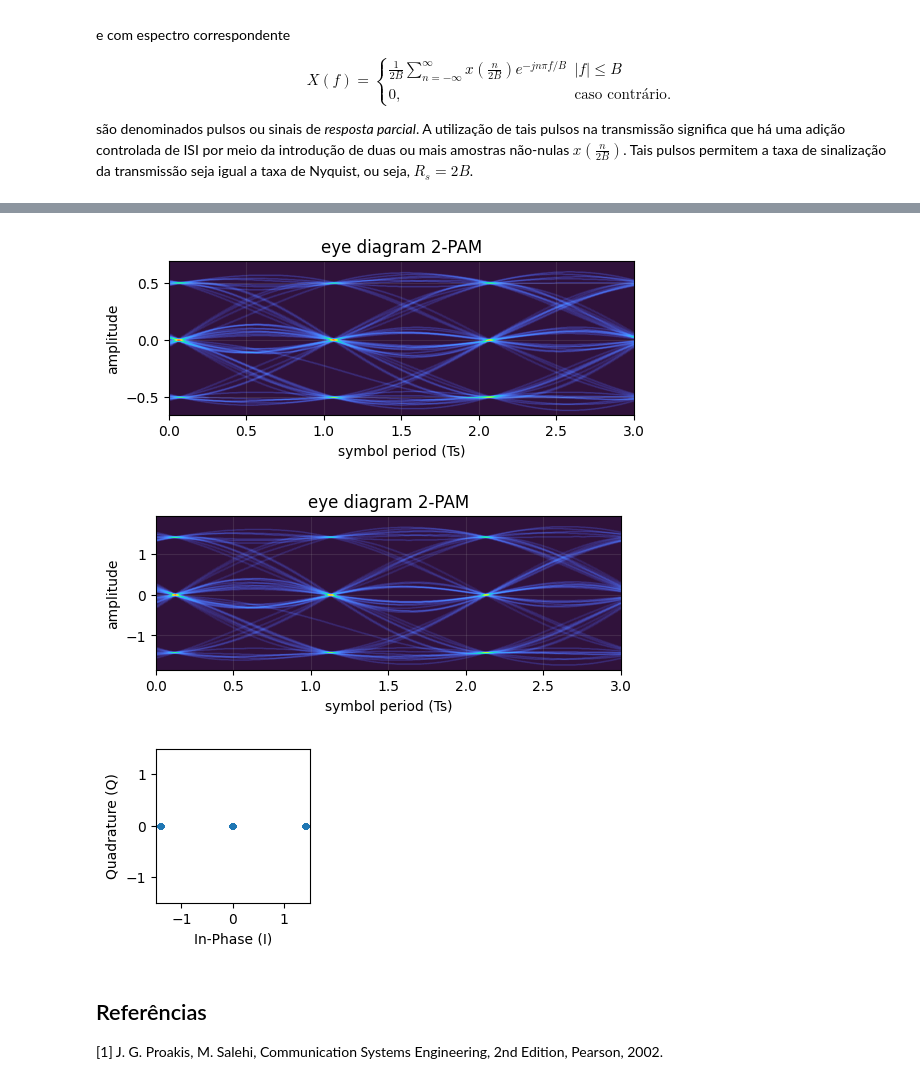
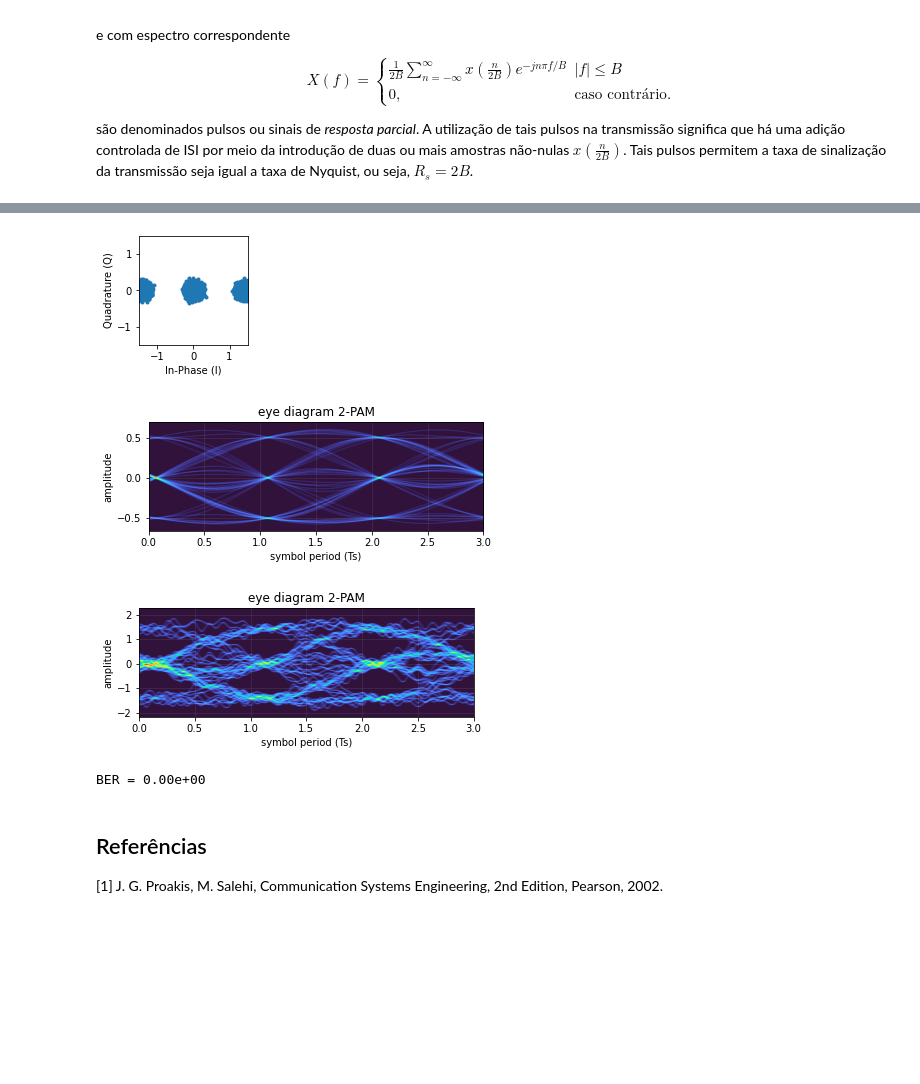
Before and after one commit to edsonportosilva/TDI, a Jupyter notebook: jupyter/4 - Transmissão digital em canais limitados em banda.ipynb, the cells around one changed output, grey strips where cells are left out. Saved outputs shown, nothing was run; the diff lists cells and outputs as text; code cells hidden in the pictures; blank space fills up the shorter version.

```diff
--- a/jupyter/4 - Transmissão digital em canais limitados em banda.ipynb
+++ b/jupyter/4 - Transmissão digital em canais limitados em banda.ipynb
@@ -658,15 +721,15 @@ print(dn)
 # %%
-# def duob(SpS=2, Nsamples=16, reverse=False, alpha=0.01):
+def duob(SpS=2, Nsamples=16, reverse=False, alpha=0.01):
 
-#     p = pulseShape('rrc', SpS, N=Nsamples+2*SpS, alpha=alpha)
+    p = pulseShape('rrc', SpS, N=Nsamples+2*SpS, alpha=alpha)
 
-#     x = p + np.roll(p, SpS)
+    x = p + np.roll(p, -SpS)
 
-#     if reverse:
-#         indrev = np.arange(len(p)-1, -1, -1)
-#         x = x[indrev]
+    if reverse:
+        indrev = np.arange(len(p)-1, -1, -1)
+        x = x[indrev]
 
-#     return x[SpS:-SpS]
+    return x[SpS:-SpS]
 
 # x = duob(16, 1024, reverse=True)
 # plt.plot(x, '-')
@@ -687,11 +747,18 @@ Ta  = 1/Fa          # Período de amostragem
 
 # gera sequência pseudo-aleatória de bits
 bitsTx = np.random.randint(2, size = int(100000*np.log2(M)))
+cbitsTx = np.zeros(bitsTx.shape, dtype=int)
+
+# pré-codificação
+for k in range(len(bitsTx)):
+    if k == 0:
+        cbitsTx[k] = bitsTx[k]
+    else:
+        cbitsTx[k] = bitsTx[k]^cbitsTx[k-1]
 
 # gera sequência de símbolos modulados
-symbTx = modulateGray(bitsTx, M, constType)
+symbTx = modulateGray(cbitsTx, M, constType)
 symbTx = pnorm(symbTx) # power normalization
-symbTx = np.insert(symbTx,0, 0)
 
 # upsampling
 symbolsUp = upsample(symbTx, SpS)
@@ -701,38 +768,55 @@ pulseDoub = duob(SpS, Nsamples=2048, reverse=False, alpha=0.1)
 pulse = pulseShape('rrc', SpS, N=2048, alpha=0.01)
 pulse = pulse/max(abs(pulse))
 
 # formatação de pulso
 sigTx = firFilter(pulseDoub, symbolsUp)
 
 t = np.arange(sigTx.size)*Ta/1e-9
 
 # filtro casado
 sigRx = firFilter(pulse, sigTx)
 sigRx = pnorm(sigRx)
 
 # ruído gaussiano branco
 Namostras = sigTx.size
-σ2  = 1e-7 # variância
+σ2  = 0.00075 # variância
 μ   = 0         # média
 
 σ      = np.sqrt(σ2*SpS)
 ruido  = normal(μ, σ, Namostras)
 ruidoC  = (normal(μ, σ, Namostras) + 1j*normal(μ, σ, Namostras))/np.sqrt(2)
 
+pconst(pnorm((sigRx + ruidoC)[2:-10*SpS:SpS]), pType='fast', R=1.5);
+
+lmax = np.max(sigRx.real)
+lmin = np.min(sigRx.real)
+
 # diagrama de olho
 Nsamples = sigTx.size
 if constType == 'pam':
     eyediagram(sigTx.real, Nsamples, SpS, plotlabel= str(M)+'-PAM', ptype='fancy')
     eyediagram((sigRx + ruido).real, Nsamples, SpS, plotlabel= str(M)+'-PAM', ptype='fancy')
+    sigRx = sigRx + ruido
 else:
     eyediagram(sigTx, Nsamples, SpS, plotlabel= str(M)+'-QAM', ptype='fancy')
     eyediagram(sigRx + ruidoC, Nsamples, SpS, plotlabel= str(M)+'-QAM', ptype='fancy')
+    sigRx = sigRx + ruidoC
 
-pconst(pnorm((sigRx + ruidoC)[10*SpS+2:-10*SpS:SpS]), pType='fast', R=1.5);
+sigRx = sigRx[2::SpS].real
+
+bitsRx = np.ones(bitsTx.shape, dtype=int)
+bitsRx[sigRx>=lmax/2] = 0
+bitsRx[sigRx<=lmin/2] = 0
+
+discard = 100
+
+BER = np.mean(np.roll(bitsRx,1)[discard:-discard]^bitsTx[discard:-discard])
+print(f'BER = {BER:.2e}')
 # %% [output]
-[figure, old version]
+[figure, new version]
-[figure, old version]
+[figure, new version]
-[figure, old version]
+[figure, new version]
+BER = 0.00e+00
 # %% [markdown]
 ## Referências
 
```
Also changed, not shown: parts of 12 cells of this notebook, 1 other file.
